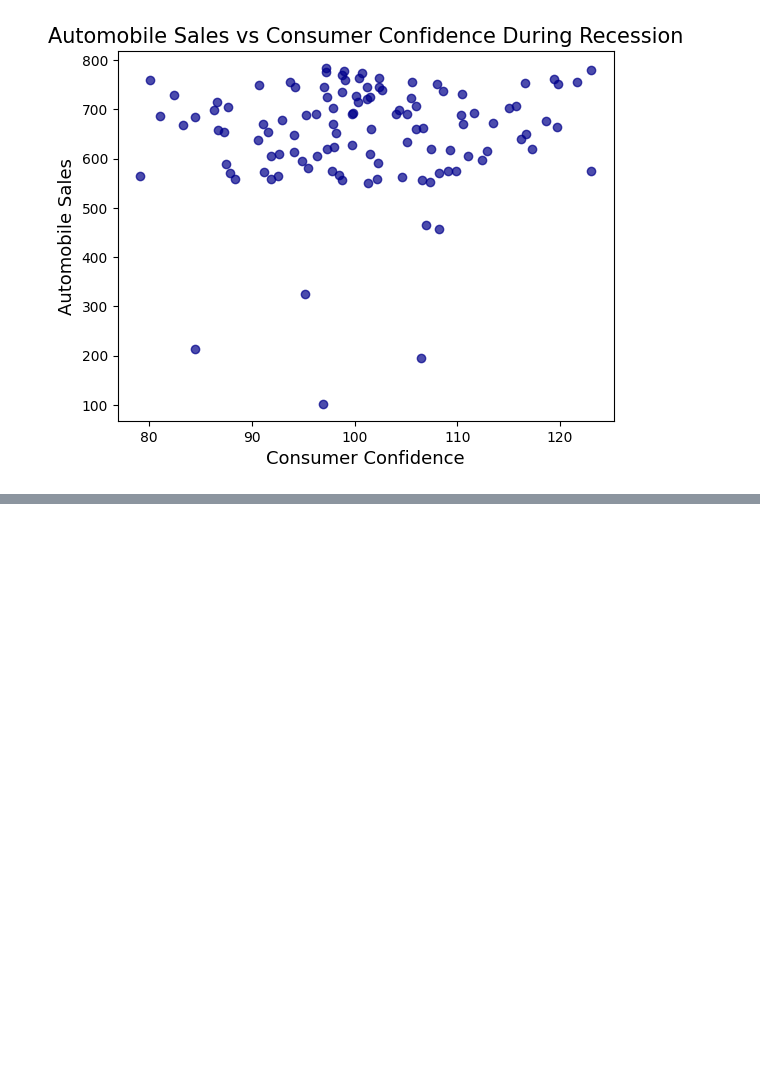
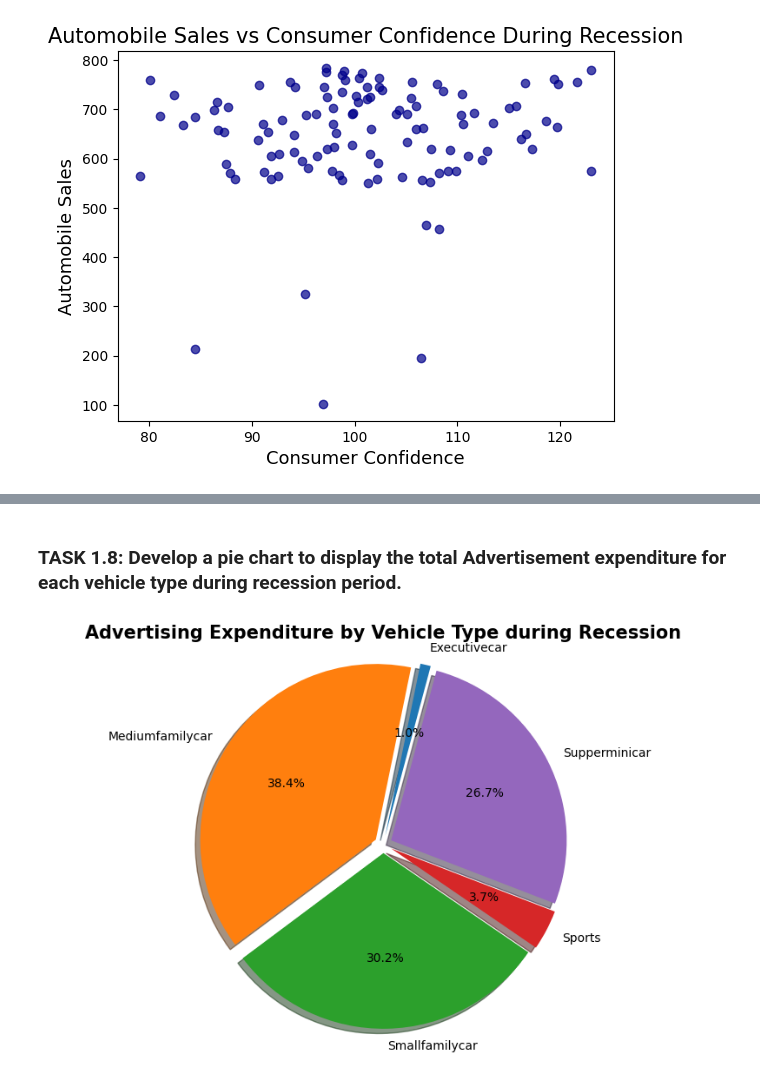
Before and after one commit to mertgenc0/IBM-AutmobileSales-Visualisation, a Jupyter notebook: IBMFinalAsigment1.ipynb, the cells around one changed output, grey strips where cells are left out. Saved outputs shown, nothing was run; the diff lists cells and outputs as text; code cells hidden in the pictures; blank space fills up the shorter version.

```diff
--- a/IBMFinalAsigment1.ipynb
+++ b/IBMFinalAsigment1.ipynb
@@ -168,0 +200,23 @@ plt.show()
+# %% [markdown]
+### TASK 1.8: Develop a pie chart to display the total Advertisement expenditure for each vehicle type during recession period.
+# %%
+rec_data = df[df['Recession']== 1]
+
+veh_expenditure = rec_data.groupby('Vehicle_Type')['Advertising_Expenditure'].sum()
+label= ['Executivecar', 'Mediumfamilycar', 'Smallfamilycar', 'Sports', 'Supperminicar']
+explode = [0.05] * len(label)
+
+plt.figure(figsize=(10,6))
+plt.pie(veh_expenditure,
+        labels=label,
+        autopct='%1.1f%%',
+       explode=explode,
+        shadow=True,
+       startangle=75)
+
+
+plt.title('Advertising Expenditure by Vehicle Type during Recession', fontsize=15, fontweight='bold')
+plt.axis('equal')
+plt.show()
+# %% [output]
+[figure, added]
```
Also changed, not shown: parts of 5 cells of this notebook.
